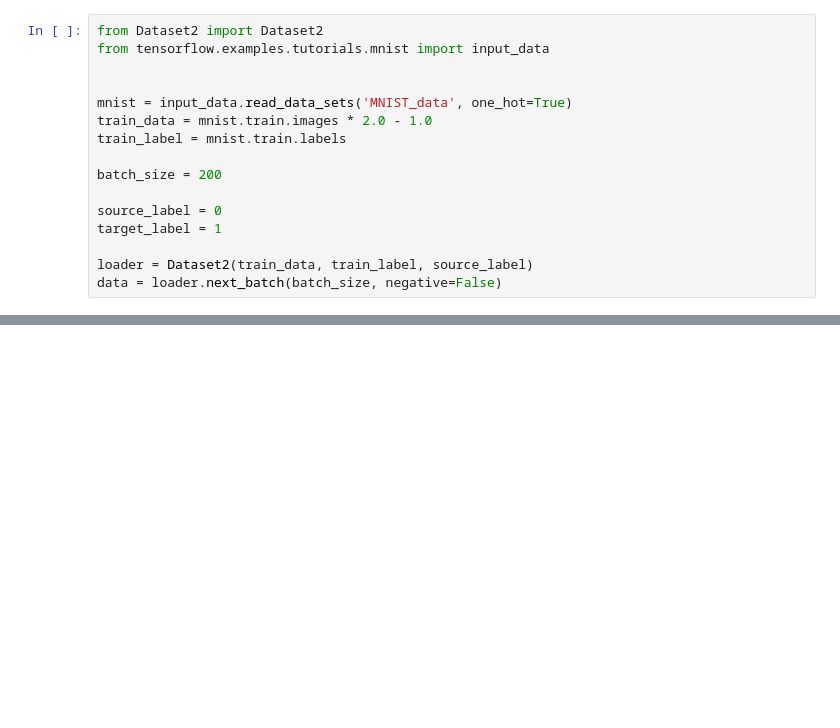
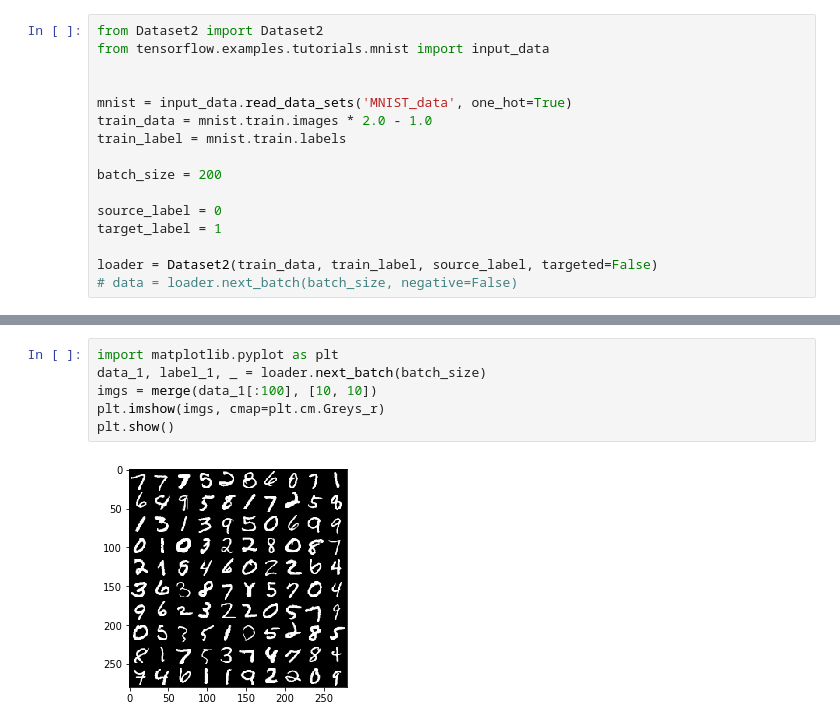
Before and after one commit to williamwhe/privateGAN, a Jupyter notebook: Testing Dataset class.ipynb, the cells around one changed output, grey strips where cells are left out. Saved outputs shown, nothing was run; the diff lists cells and outputs as text; blank space fills up the shorter version.

Commit message:
Changed Dataset2 class to support a simple batch-loader

```diff
--- a/Testing Dataset class.ipynb
+++ b/Testing Dataset class.ipynb
@@ -12,8 +12,8 @@ batch_size = 200
 source_label = 0
 target_label = 1
 
-loader = Dataset2(train_data, train_label, source_label)
-data = loader.next_batch(batch_size, negative=False)
+loader = Dataset2(train_data, train_label, source_label, targeted=False)
+# data = loader.next_batch(batch_size, negative=False)
 # %% [output]
 Extracting MNIST_data/train-images-idx3-ubyte.gz
 Extracting MNIST_data/train-labels-idx1-ubyte.gz
@@ -69,0 +67,8 @@ plt.show()
+# %%
+import matplotlib.pyplot as plt
+data_1, label_1, _ = loader.next_batch(batch_size)
+imgs = merge(data_1[:100], [10, 10])
+plt.imshow(imgs, cmap=plt.cm.Greys_r)
+plt.show()
+# %% [output]
+[figure, added]
```
Also changed, not shown: parts of 2 cells of this notebook, 3 other files.
